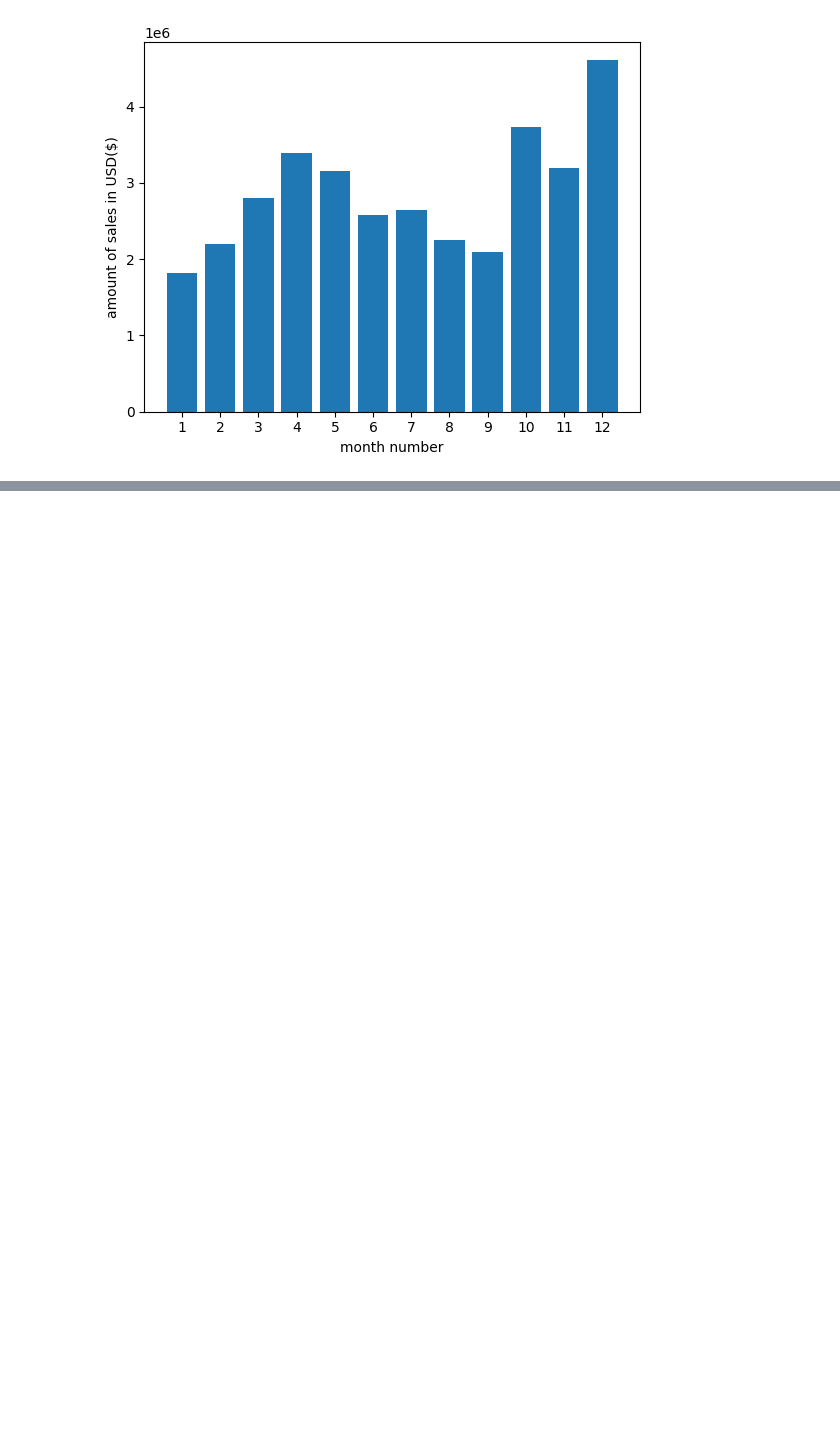
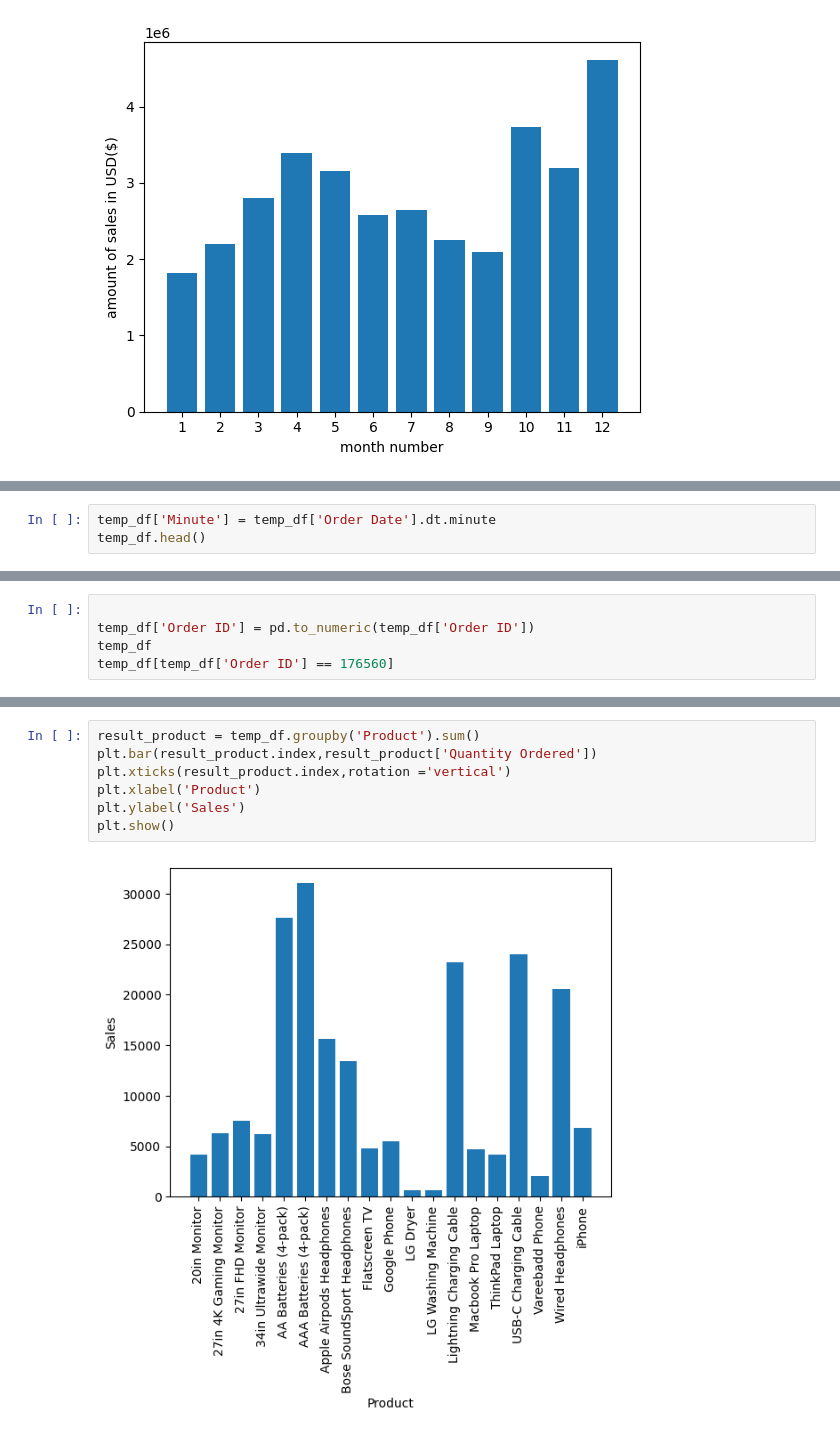
Before and after one commit to RasoolNosratiNia/Pandas-Data-Science-Tasks, a Jupyter notebook: SalesAnalysis/My-own-Analysis.ipynb, the cells around one changed output, grey strips where cells are left out. Cells and saved outputs as stored; diff of their text form; blank space fills up the shorter version.

```diff
--- a/SalesAnalysis/My-own-Analysis.ipynb
+++ b/SalesAnalysis/My-own-Analysis.ipynb
@@ -126,0 +253,3 @@ plt.show()
+# %%
+temp_df['Minute'] = temp_df['Order Date'].dt.minute
+temp_df.head()
@@ -126,0 +263,5 @@ plt.show()
+# %%
+
+temp_df['Order ID'] = pd.to_numeric(temp_df['Order ID'])
+temp_df
+temp_df[temp_df['Order ID'] == 176560]
@@ -126,0 +336,9 @@ plt.show()
+# %%
+result_product = temp_df.groupby('Product').sum()
+plt.bar(result_product.index,result_product['Quantity Ordered'])
+plt.xticks(result_product.index,rotation ='vertical')
+plt.xlabel('Product')
+plt.ylabel('Sales')
+plt.show()
+# %% [output]
+[figure, added]
```
Also changed, not shown: parts of 25 cells of this notebook.
